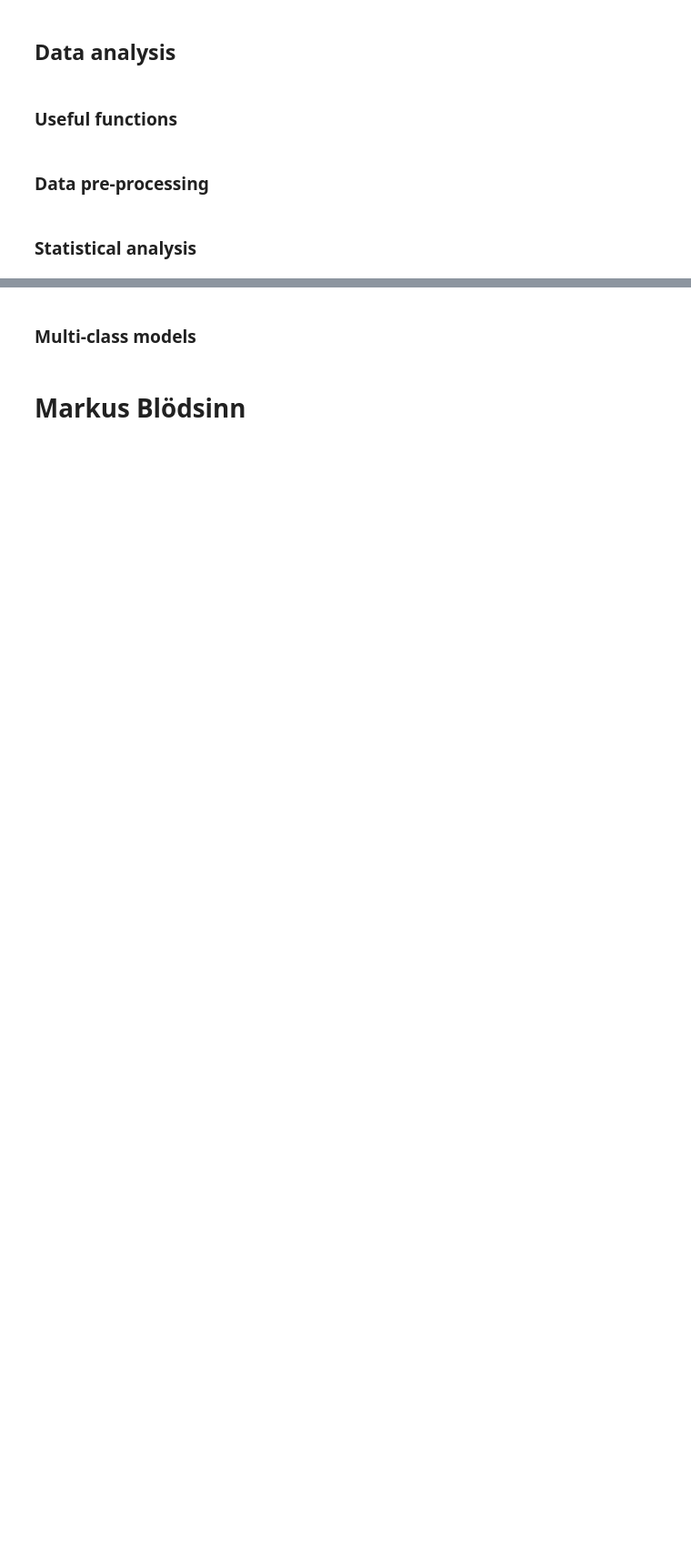
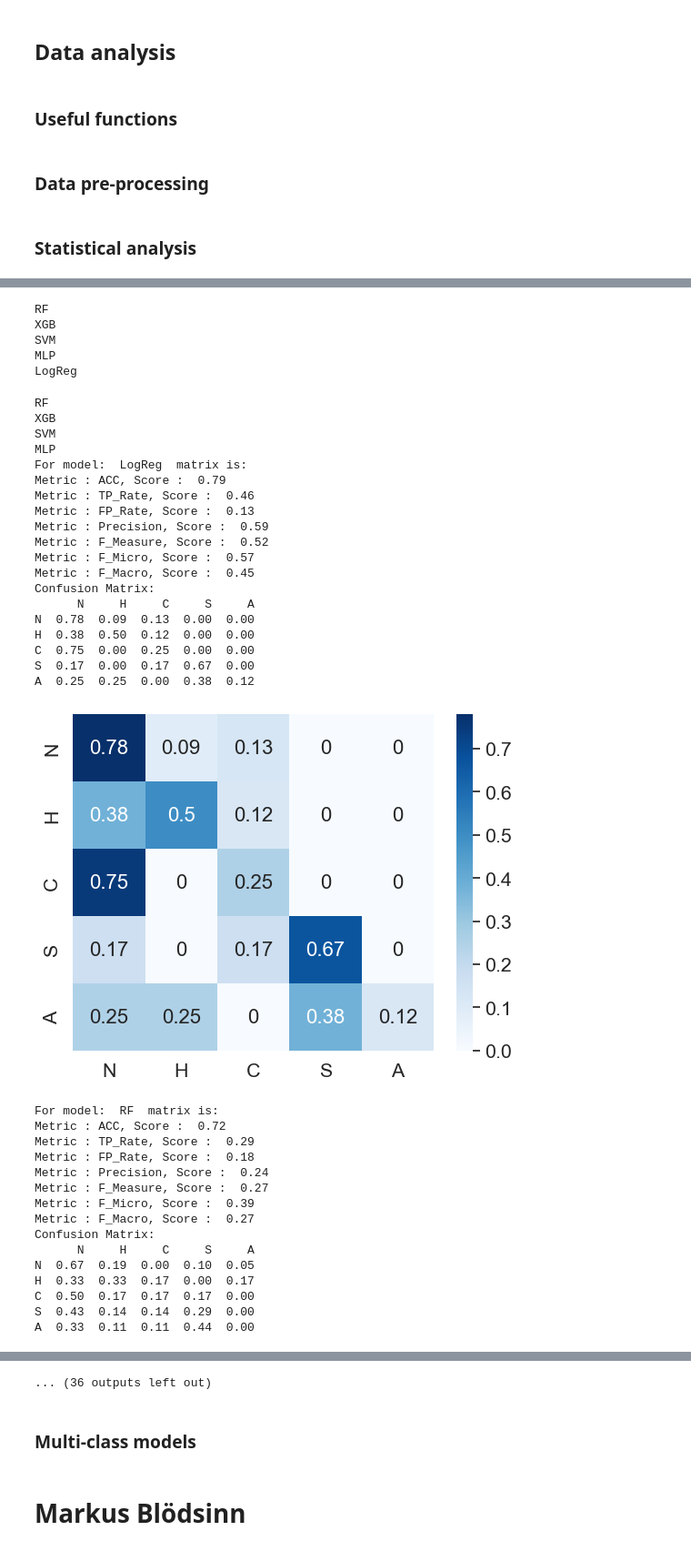
Before and after one commit to lacekaa/erkd, a Jupyter notebook: data_analysis_fixed_text.ipynb, the cells around one changed output, grey strips where cells are left out. Shown at 91% size. Drawn from its saved outputs; the diff is of its cells as text; code cells hidden in the pictures; blank space fills up the shorter version.

```diff
--- a/data_analysis_fixed_text.ipynb
+++ b/data_analysis_fixed_text.ipynb
@@ -433,9 +507,15 @@ AttributeError: 'DataFrame' object has no attribute 'D1U2_mean'
 # %%
 # only for demographic features
-personal_col = ['typeWith', 'gender', 'ageRange', 'degree', 'pcTimeAverage', 'status', 'country', 'typistType']
-for col in personal_col:
-    anova = stats.f_oneway(data_fixed.loc[data_fixed.D1U2_mean < 383, col],
-                           data_fixed.loc[(data_fixed.D1U2_mean >= 383) & (data_fixed.D1U2_mean < 462), col],
-                           data_fixed.loc[(data_fixed.D1U2_mean >= 462) & (data_fixed.D1U2_mean < 577), col],
-                           data_fixed.loc[data_fixed.D1U2_mean >= 577, col])
-    print(col + ': ' + str(anova))
+# , 'country', 'typistType'
+
+test_columns = ['D1U2_mean', 'D1D2_mean', 'D1D2_mean', 'U1D2_mean']
+personal_col = ['typeWith', 'gender', 'ageRange', 'degree', 'pcTimeAverage', 'status']
+for column in test_columns:
+    for col in personal_col:
+        anova = stats.f_oneway(data_fixed.loc[data_fixed[column] < 383, col],
+                               data_fixed.loc[(data_fixed[column] >= 383) & (data_fixed[column] < 462), col],
+                               data_fixed.loc[(data_fixed[column] >= 462) & (data_fixed[column] < 577), col],
+                               data_fixed.loc[data_fixed[column] >= 577, col])
+        print(col + ': ' + str(anova))
+    all_functions()
+# %% [output]
@@ -441,0 +529,40 @@ for col in personal_col:
+RF
+XGB
+SVM
+MLP
+LogReg
+RF
+XGB
+SVM
+MLP
+For model:  LogReg  matrix is:
+Metric : ACC, Score :  0.79
+Metric : TP_Rate, Score :  0.46
+Metric : FP_Rate, Score :  0.13
+Metric : Precision, Score :  0.59
+Metric : F_Measure, Score :  0.52
+Metric : F_Micro, Score :  0.57
+Metric : F_Macro, Score :  0.45
+Confusion Matrix:
+      N     H     C     S     A
+N  0.78  0.09  0.13  0.00  0.00
+H  0.38  0.50  0.12  0.00  0.00
+C  0.75  0.00  0.25  0.00  0.00
+S  0.17  0.00  0.17  0.67  0.00
+A  0.25  0.25  0.00  0.38  0.12
+[figure, added]
+For model:  RF  matrix is:
+Metric : ACC, Score :  0.72
+Metric : TP_Rate, Score :  0.29
+Metric : FP_Rate, Score :  0.18
+Metric : Precision, Score :  0.24
+Metric : F_Measure, Score :  0.27
+Metric : F_Micro, Score :  0.39
+Metric : F_Macro, Score :  0.27
+Confusion Matrix:
+      N     H     C     S     A
+N  0.67  0.19  0.00  0.10  0.05
+H  0.33  0.33  0.17  0.00  0.17
+C  0.50  0.17  0.17  0.17  0.00
+S  0.43  0.14  0.14  0.29  0.00
+A  0.33  0.11  0.11  0.44  0.00
@@ -442,3 +618,4 @@ for col in personal_col:
+... (36 outputs left out)
 # %% [markdown]
 ### Multi-class models
 # %%
```
Also changed, not shown: parts of 10 cells of this notebook.
